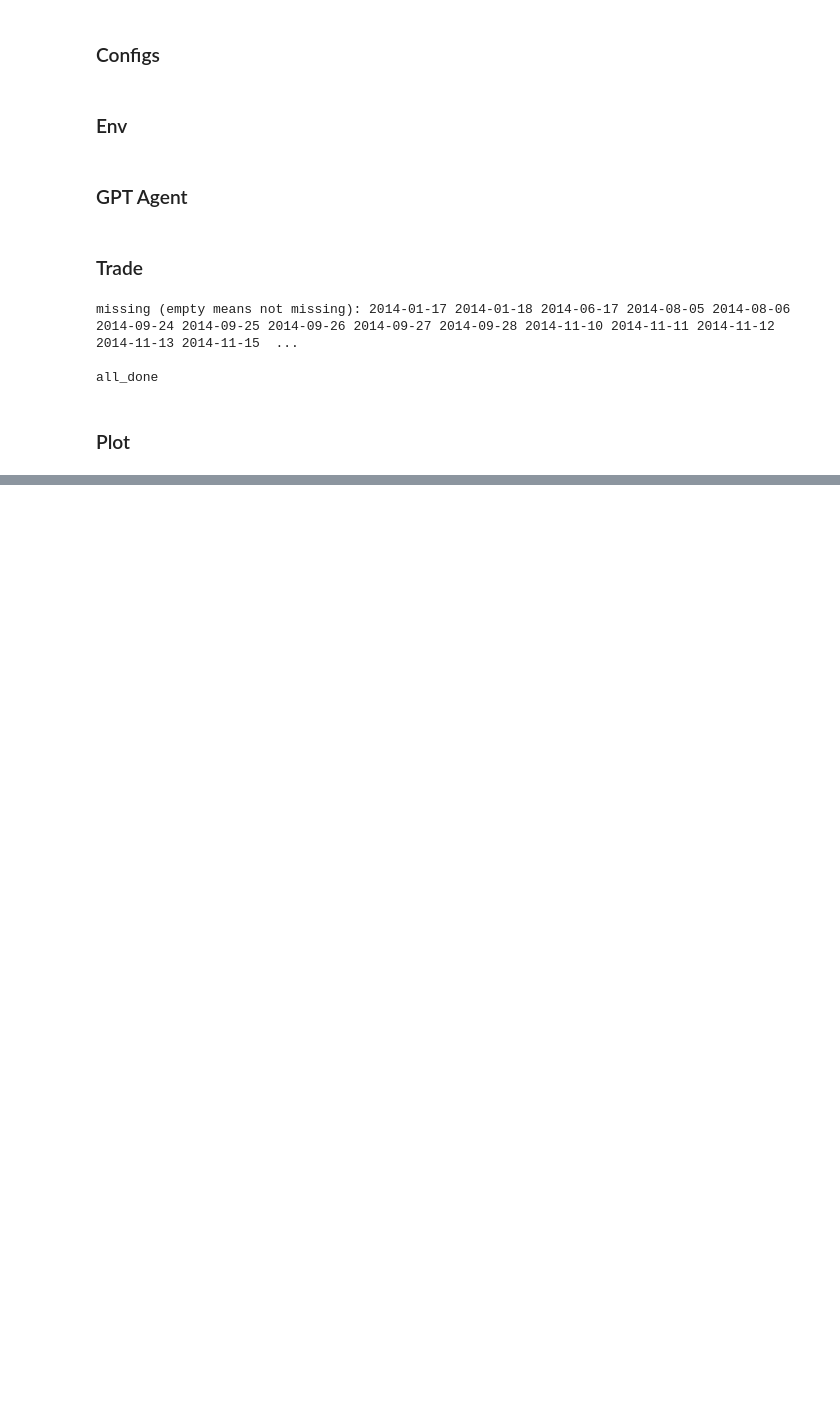
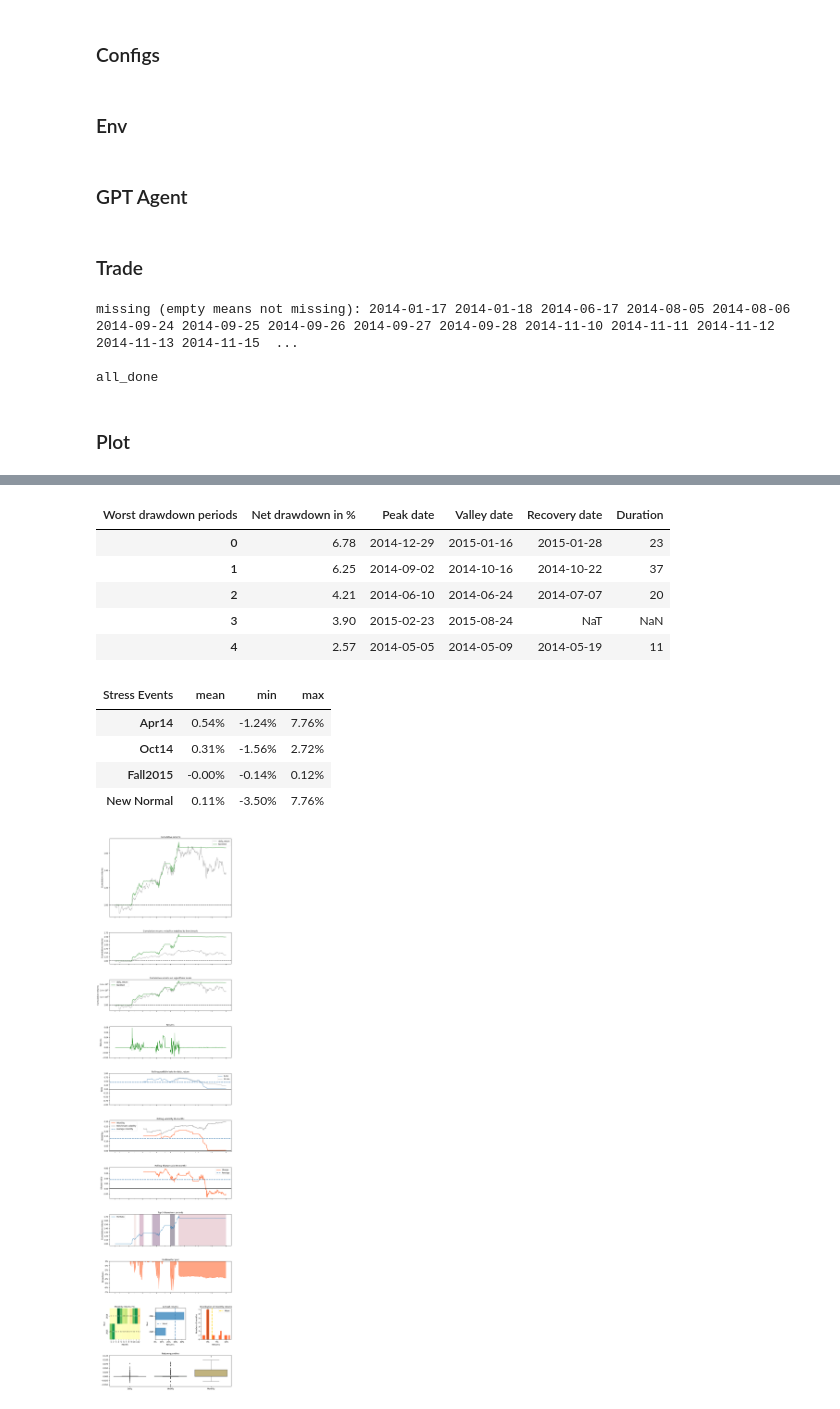
Before and after one commit to AI4Finance-Foundation/FinNLP, a Jupyter notebook: demo/chatgpt-trading/main.ipynb, the cells around one changed output, grey strips where cells are left out. Drawn from its saved outputs; the diff is of its cells as text; code cells hidden in the pictures; blank space fills up the shorter version.

```diff
--- a/demo/chatgpt-trading/main.ipynb
+++ b/demo/chatgpt-trading/main.ipynb
@@ -269,0 +294,19 @@ plt.show()
+# %%
+def get_return(df, value_col_name="account_value"):
+    df["daily_return"] = df[value_col_name].pct_change(1)
+    df["time"] = pd.to_datetime(df["time"], format="%Y-%m-%d")
+    df.set_index("time", inplace=True, drop=True)
+    df.index = df.index.tz_localize("UTC")
+    return pd.Series(df["daily_return"], index=df.index)
+# %%
+import pyfolio
+from pyfolio import timeseries
+daily_return = get_return(df_account_value)
+daily_return_base = get_return(df_baseline)
+
+perf_func = timeseries.perf_stats
+perf_stats_all = perf_func(returns=daily_return,
+                              factor_returns=daily_return_base,
+                                positions=None, transactions=None, turnover_denom="AGB")
+print("==============DRL Strategy Stats===========")
+perf_stats_all
@@ -269,0 +331,5 @@ plt.show()
+# %%
+with pyfolio.plotting.plotting_context(font_scale=1.1):
+        pyfolio.create_full_tear_sheet(returns = daily_return,
+                                       benchmark_rets = daily_return_base, set_context=False)
+# %% [output]
@@ -269,0 +355,12 @@ plt.show()
+| Worst drawdown periods | Net drawdown in % | Peak date | Valley date | Recovery date | Duration |
+| 0 | 6.78 | 2014-12-29 | 2015-01-16 | 2015-01-28 | 23 |
+| 1 | 6.25 | 2014-09-02 | 2014-10-16 | 2014-10-22 | 37 |
+| 2 | 4.21 | 2014-06-10 | 2014-06-24 | 2014-07-07 | 20 |
+| 3 | 3.90 | 2015-02-23 | 2015-08-24 | NaT | NaN |
+| 4 | 2.57 | 2014-05-05 | 2014-05-09 | 2014-05-19 | 11 |
+| Stress Events | mean | min | max |
+| Apr14 | 0.54% | -1.24% | 7.76% |
+| Oct14 | 0.31% | -1.56% | 2.72% |
+| Fall2015 | -0.00% | -0.14% | 0.12% |
+| New Normal | 0.11% | -3.50% | 7.76% |
+[figure, added]
```
Also changed, not shown: parts of 7 cells of this notebook, 25 other files.
